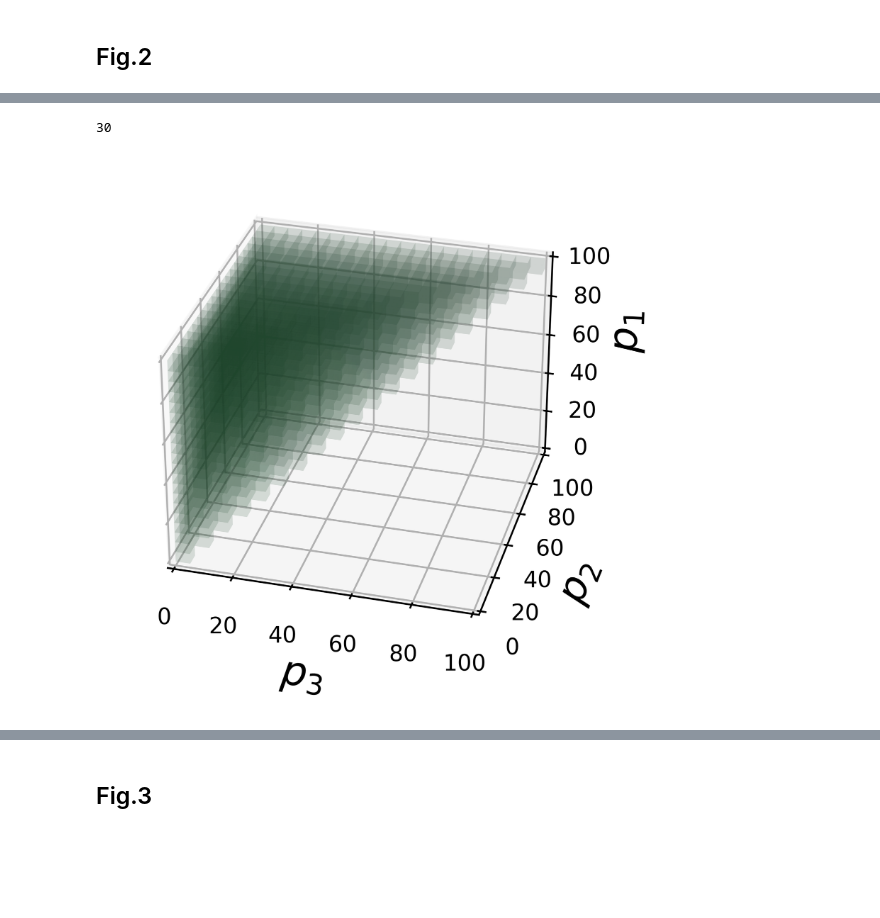
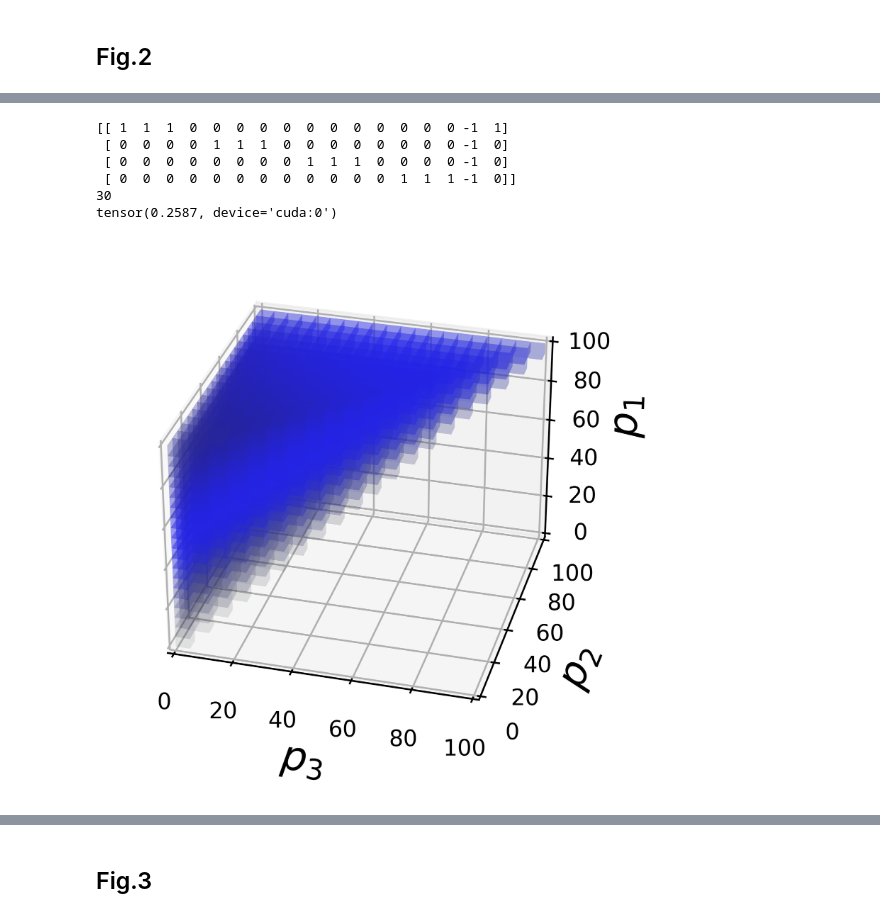
Before and after one commit to nokpil/SocialNet, a Jupyter notebook: Figures.ipynb, the cells around one changed output, grey strips where cells are left out. Drawn from its saved outputs; the diff is of its cells as text; code cells hidden in the pictures; blank space fills up the shorter version.

```diff
--- a/Figures.ipynb
+++ b/Figures.ipynb
@@ -518,19 +612,18 @@ s_list = [30]
 # maxmc_L100 4483
 # maxmc_L200 3761
 graph_type = 'complete'
-exp_name = 'test_what'
-epoch = 96
+exp_name = 'test_test'
+epoch = 10200
 label = ''
 rescale = False
+extra_type = 'SI'
 ac, obs_dim, act_dim, dim_len, gamma, lam, env_kwargs = load_model(exp_name, epoch)
+
+template = template_a1
+print(template)
 
 for s in s_list:
     print(s)
-    template = np.array([[1, 1, 1, 0, 0, 0, 0, 0, 0, 0, 0, 0, 0, 0, 0, -1, 1],
-              [0, 0, 0, 0, 1, 1, 1, 0, 0, 0, 0, 0, 0, 0, 0, -1, 0],
-                [0, 0, 0, 0, 0, 0, 0, 0, 1, 1, 1, 0, 0, 0, 0, -1, 0],
-              [0, 0, 0, 0, 0, 0, 0, 0, 0, 0, 0, 0, 1, 1, 1, -1, 0]])
-
     tc = coord_triplet(max_s)
     data = np.repeat(template.reshape(1, 4, 17), len(tc), axis=0).astype(np.float)
     tc = np.c_[np.ones(tc.shape[0])*s, tc]
@@ -539,23 +632,32 @@ for s in s_list:
     else:
         data[:, :, -2] = tc / 100.
     pi_list = []
-
+    ent = 0
     for i in range((data.shape[0]//10000)+1):
         a, v, logp, pi = ac.step(torch.as_tensor(data[i*10000:(i+1)*10000], dtype=torch.float32, device='cuda'), return_pi=True)
         x = pi.probs[..., 1].detach().cpu().numpy()
+        ent += pi.entropy().sum()
         pi_list.append(x)
+        #print(x, pi.entropy().sum())
     pi_list = np.concatenate(pi_list, axis=0)
-    fp = fixed_point(ac)
+    ent /= data.shape[0] * 15
+    print(ent)
     sp = template[0][:-2]
+    cp = template[-2][:-2]
     hp = template[-1][:-2]
-    facecolors, fp_dist, sp_dist, hp_dist = assign_facecolors(pi_list, fp, sp, hp, True, True, True, max_s)
+    facecolors, sp_dist, cp_dist, hp_dist = assign_facecolors(pi_list, sp, cp, hp, True, True, True, max_s)
     stride = 5
     assert max_s%stride == 0
     facecolors = facecolors[::stride, ::stride, ::stride]
     #plot_cube(facecolors, stride = stride, angle=-75, name = f'{graph_type}_e{epoch}_s{s}_{label}', save=False)
 # %% [output]
+[[ 1  1  1  0  0  0  0  0  0  0  0  0  0  0  0 -1  1]
+ [ 0  0  0  0  1  1  1  0  0  0  0  0  0  0  0 -1  0]
+ [ 0  0  0  0  0  0  0  0  1  1  1  0  0  0  0 -1  0]
+ [ 0  0  0  0  0  0  0  0  0  0  0  0  1  1  1 -1  0]]
 30
+tensor(0.2587, device='cuda:0')
-# %%
-plot_cube(facecolors, stride = stride, angle=-75, name = f'{graph_type}_e{epoch}_s{s}', save=False)
-# %% [output]
-[figure, removed]
+# %%
+plot_cube(facecolors, stride = stride, angle=-75, name = f'{graph_type}_e{epoch}_s{s}_{label}', save=False)
+# %% [output]
+[figure, added]
```
Also changed, not shown: parts of 34 cells of this notebook, 7 other files.
